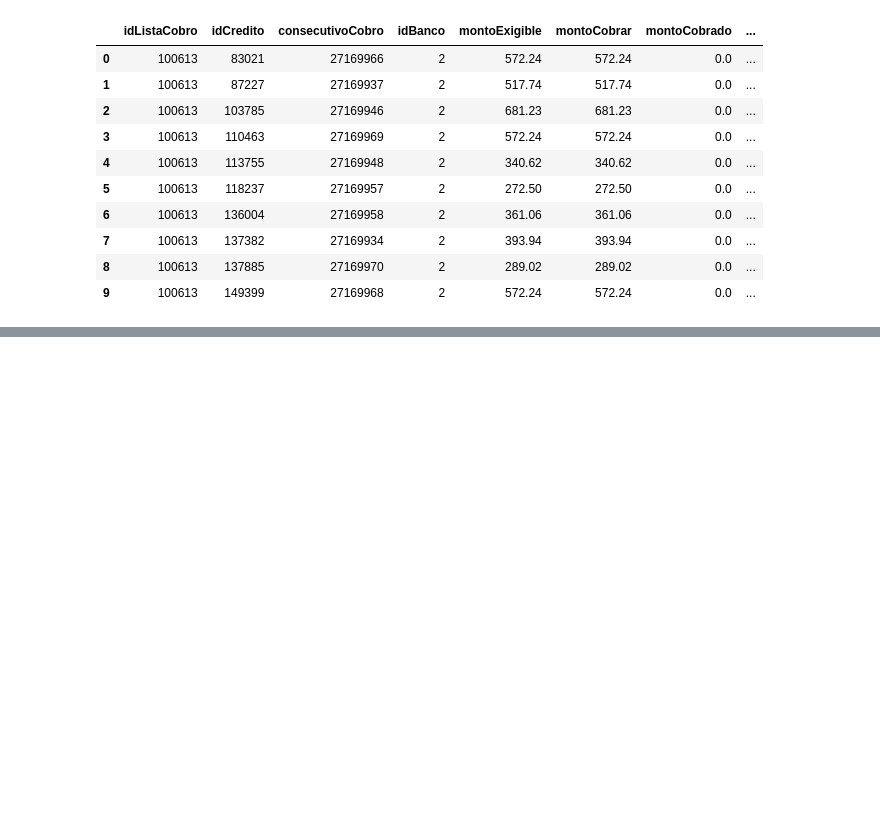
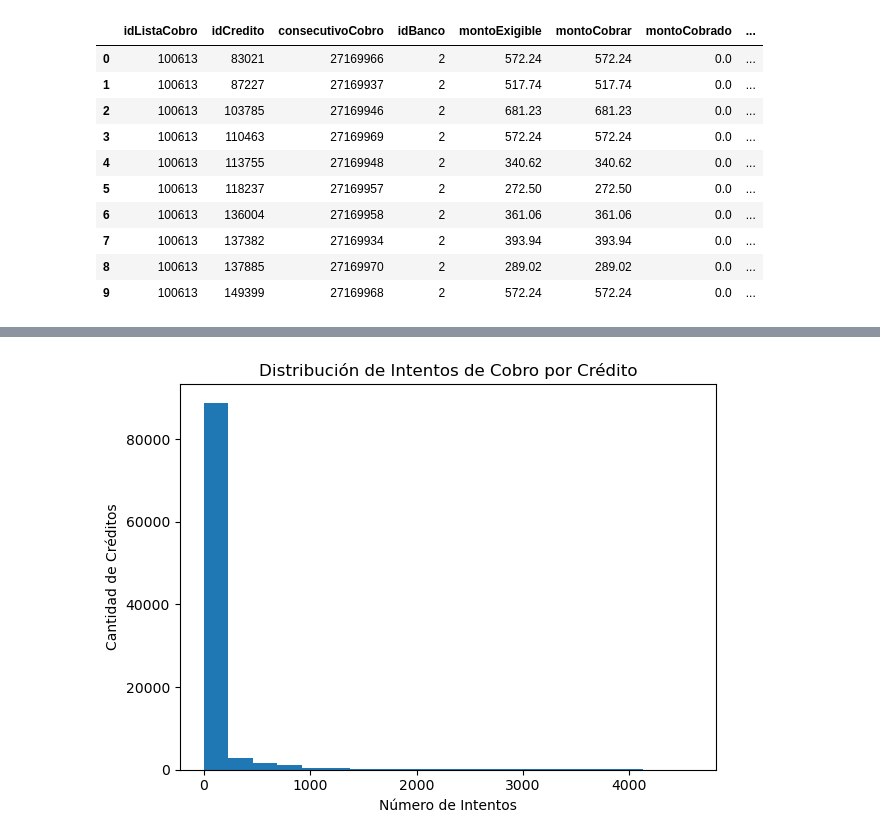
Before and after one commit to allfunso/Qubitos-Datathon, a Jupyter notebook: analysis.ipynb, the cells around one changed output, grey strips where cells are left out. Drawn from its saved outputs; the diff is of its cells as text; code cells hidden in the pictures; blank space fills up the shorter version.

```diff
--- a/analysis.ipynb
+++ b/analysis.ipynb
@@ -95,0 +208,8 @@ grupo_cliente.head(10)
+# %%
+grupo_cliente.size().plot(kind='hist', bins=20, title='Distribución de Intentos de Cobro por Crédito')
+plt.xlabel('Número de Intentos')
+plt.ylabel('Cantidad de Créditos')
+plt.tight_layout()
+plt.show()
+# %% [output]
+[figure, added]
```
Also changed, not shown: parts of 10 cells of this notebook.
